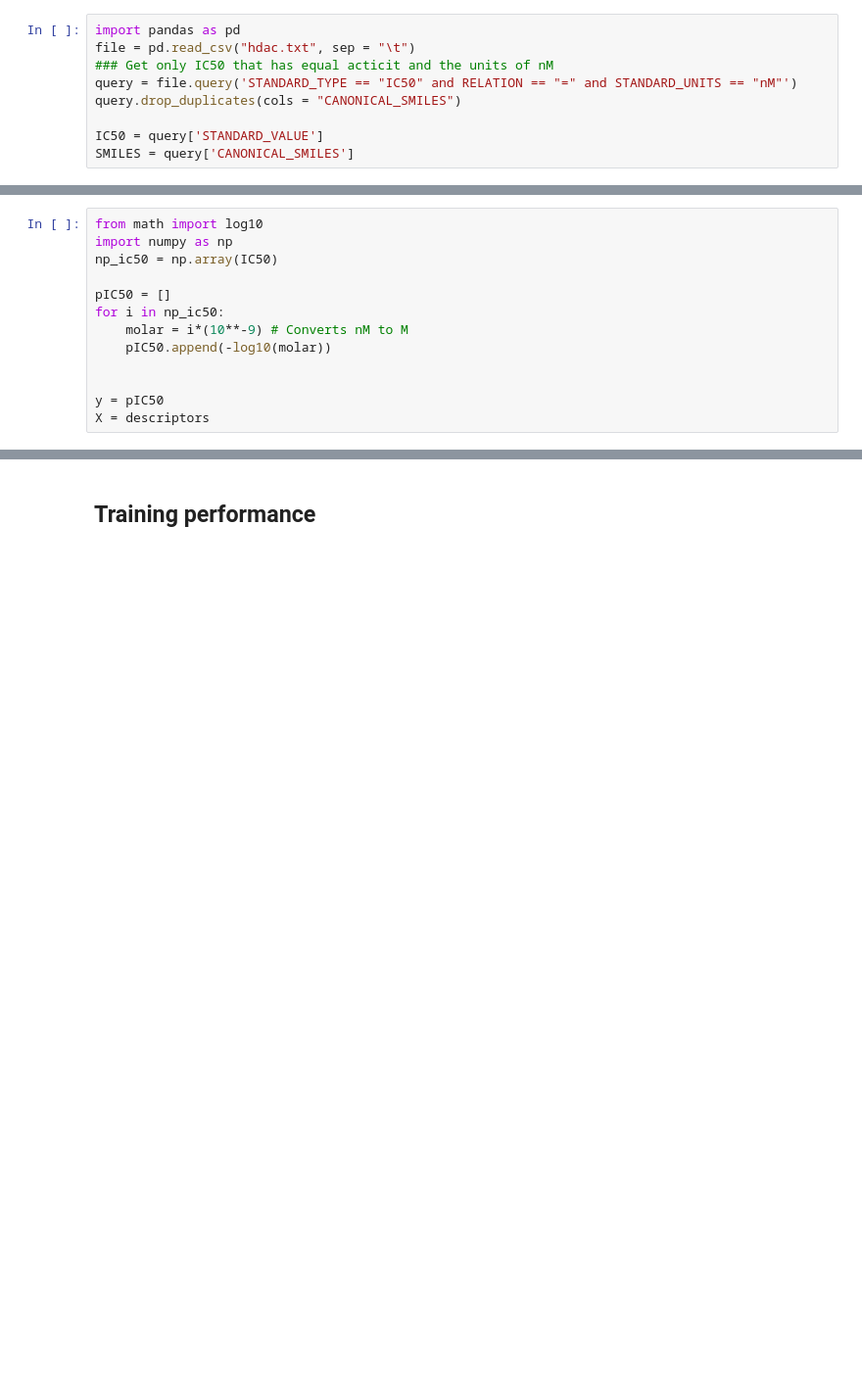
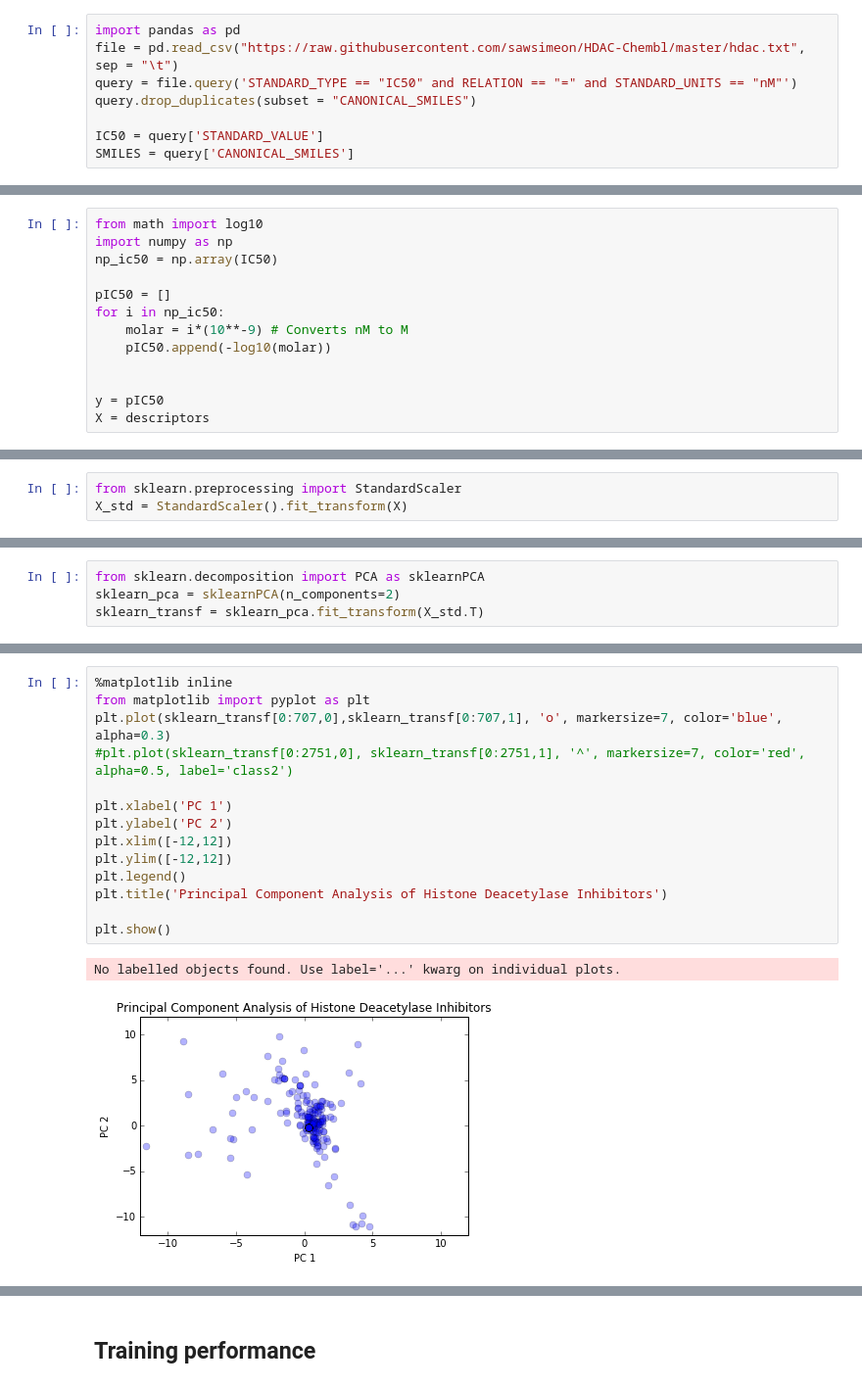
Before and after one commit to cdmbi/HDAC-Chembl, a Jupyter notebook: QSAR Analysis.ipynb, the cells around one changed output, grey strips where cells are left out. Shown at 98% size. Saved outputs shown, nothing was run; the diff lists cells and outputs as text; blank space fills up the shorter version.

Commit message:
Data Preprocessing, Data Transformation, Descriptor Calculation, Data Splitting, Modeling and Stastical Assessment

```diff
--- a/QSAR Analysis.ipynb
+++ b/QSAR Analysis.ipynb
@@ -2,10 +2,9 @@
 ## Import Data
 # %%
 import pandas as pd
-file = pd.read_csv("hdac.txt", sep = "\t")
-### Get only IC50 that has equal acticit and the units of nM
+file = pd.read_csv("https://raw.githubusercontent.com/sawsimeon/HDAC-Chembl/master/hdac.txt", sep = "\t")
 query = file.query('STANDARD_TYPE == "IC50" and RELATION == "=" and STANDARD_UNITS == "nM"')
-query.drop_duplicates(cols = "CANONICAL_SMILES")
+query.drop_duplicates(subset = "CANONICAL_SMILES")
 
 IC50 = query['STANDARD_VALUE']
 SMILES = query['CANONICAL_SMILES']
@@ -88,0 +89,3 @@ X = descriptors
+# %%
+from sklearn.preprocessing import StandardScaler
+X_std = StandardScaler().fit_transform(X)
@@ -88,0 +95,4 @@ X = descriptors
+# %%
+from sklearn.decomposition import PCA as sklearnPCA
+sklearn_pca = sklearnPCA(n_components=2)
+sklearn_transf = sklearn_pca.fit_transform(X_std.T)
@@ -89,3 +130,20 @@ X = descriptors
+# %%
+%matplotlib inline
+from matplotlib import pyplot as plt
+plt.plot(sklearn_transf[0:707,0],sklearn_transf[0:707,1], 'o', markersize=7, color='blue', alpha=0.3)
+#plt.plot(sklearn_transf[0:2751,0], sklearn_transf[0:2751,1], '^', markersize=7, color='red', alpha=0.5, label='class2')
+
+plt.xlabel('PC 1')
+plt.ylabel('PC 2')
+plt.xlim([-12,12])
+plt.ylim([-12,12])
+plt.legend()
+plt.title('Principal Component Analysis of Histone Deacetylase Inhibitors')
+
+plt.show()
+# %% [output]
+No labelled objects found. Use label='...' kwarg on individual plots.
+[figure, added]
 # %%
 from sklearn.ensemble import RandomForestRegressor
 from sklearn.cross_validation import train_test_split, cross_val_predict, cross_val_score
```
Also changed, not shown: parts of 21 cells of this notebook.
